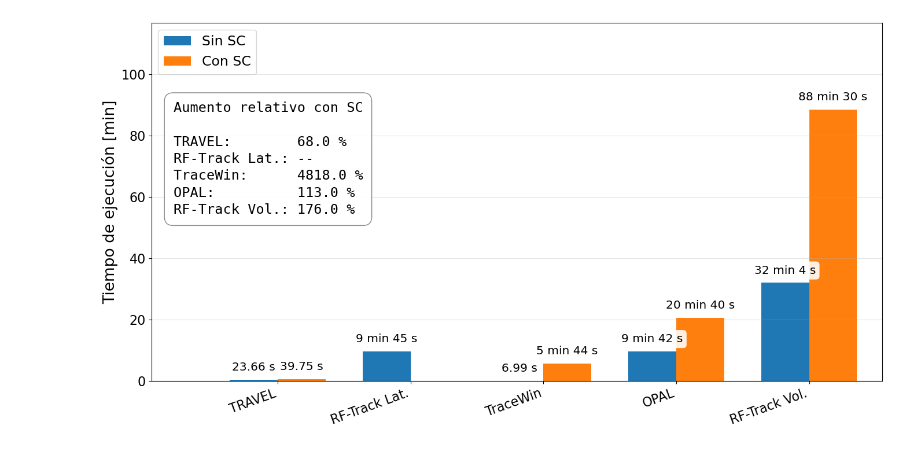
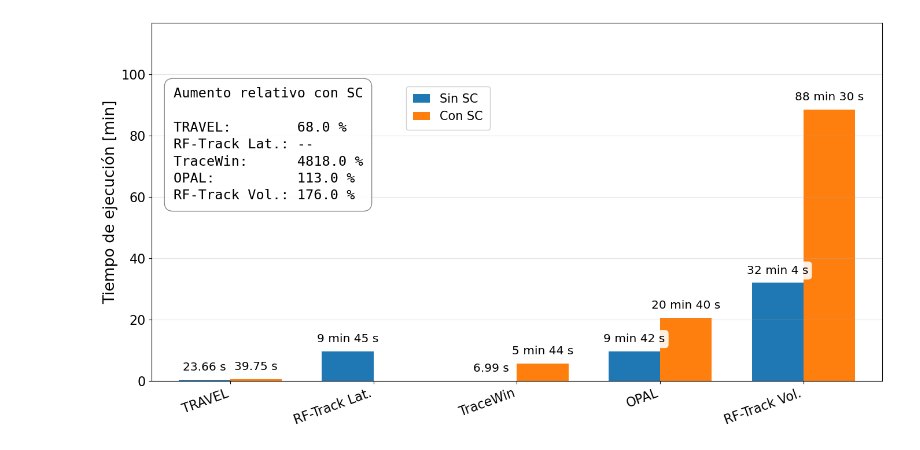
Before and after one commit to psolmor/Validation-of-linear-ion-accelerator, a Jupyter notebook: tiempos/tiempos.ipynb, the cells around one changed output. Drawn from its saved outputs; the diff is of its cells as text; code cells hidden in the pictures.

```diff
--- a/tiempos/tiempos.ipynb
+++ b/tiempos/tiempos.ipynb
@@ -12,7 +12,7 @@ plt.rcParams.update({
     "axes.labelsize": 19,
     "xtick.labelsize": 16,
     "ytick.labelsize": 16,
-    "legend.fontsize": 17,
+    "legend.fontsize": 15,
 })
 
 # =========================
@@ -109,13 +109,12 @@ ax.set_xticks(x)
 ax.set_xticklabels(codigos, rotation=20, ha="right")
 ax.tick_params(axis="both", labelsize=16)
 ax.grid(True, axis="y", alpha=0.35)
-ax.legend(loc="upper left")
 
-# Más margen a la izquierda para la caja
-ax.set_xlim(-0.95, len(codigos) - 0.45)
+# Ahora hace falta menos margen a la izquierda
+ax.set_xlim(-0.55, len(codigos) - 0.45)
 
 max_time = np.nanmax([np.nanmax(tiempo_sin_sc_min), np.nanmax(tiempo_con_sc_min)])
-ax.set_ylim(0, max_time * 1.32)
+ax.set_ylim(0, max_time * 1.1)
 
 
 # =========================
@@ -158,32 +157,45 @@ texto_aumentos = (
     "Aumento relativo con SC\n\n"
     f"TRAVEL:        {format_increase(aumento_relativo[0])}\n"
     f"RF-Track Lat.: {format_increase(aumento_relativo[1])}\n"
     f"TraceWin:      {format_increase(aumento_relativo[2])}\n"
     f"OPAL:          {format_increase(aumento_relativo[3])}\n"
     f"RF-Track Vol.: {format_increase(aumento_relativo[4])}"
 )
 
 ax.text(
-    0.03, 0.78,
+    0.03, 0.82,
     texto_aumentos,
     transform=ax.transAxes,
     ha="left",
     va="top",
     fontsize=17,
     family="monospace",
     linespacing=1.35,
     bbox=dict(
         boxstyle="round,pad=0.65",
         facecolor="white",
         edgecolor="gray",
         alpha=0.95
     )
 )
 
+# =========================
+# Leyenda a la derecha del cuadro
+# =========================
+
+ax.legend(
+    loc="upper left",
+    bbox_to_anchor=(0.34, 0.84),
+    frameon=True,
+    framealpha=0.95,
+    borderpad=0.6,
+    handlelength=1.4
+)
+
 plt.tight_layout()
 
 Path("tiempos").mkdir(exist_ok=True)
 plt.savefig("tiempos_ejecucion_space_charge.pdf", bbox_inches="tight")
 plt.show()
 # %% [output]
-[figure, old version]
+[figure, new version]
```
Also changed, not shown: 1 other file.
